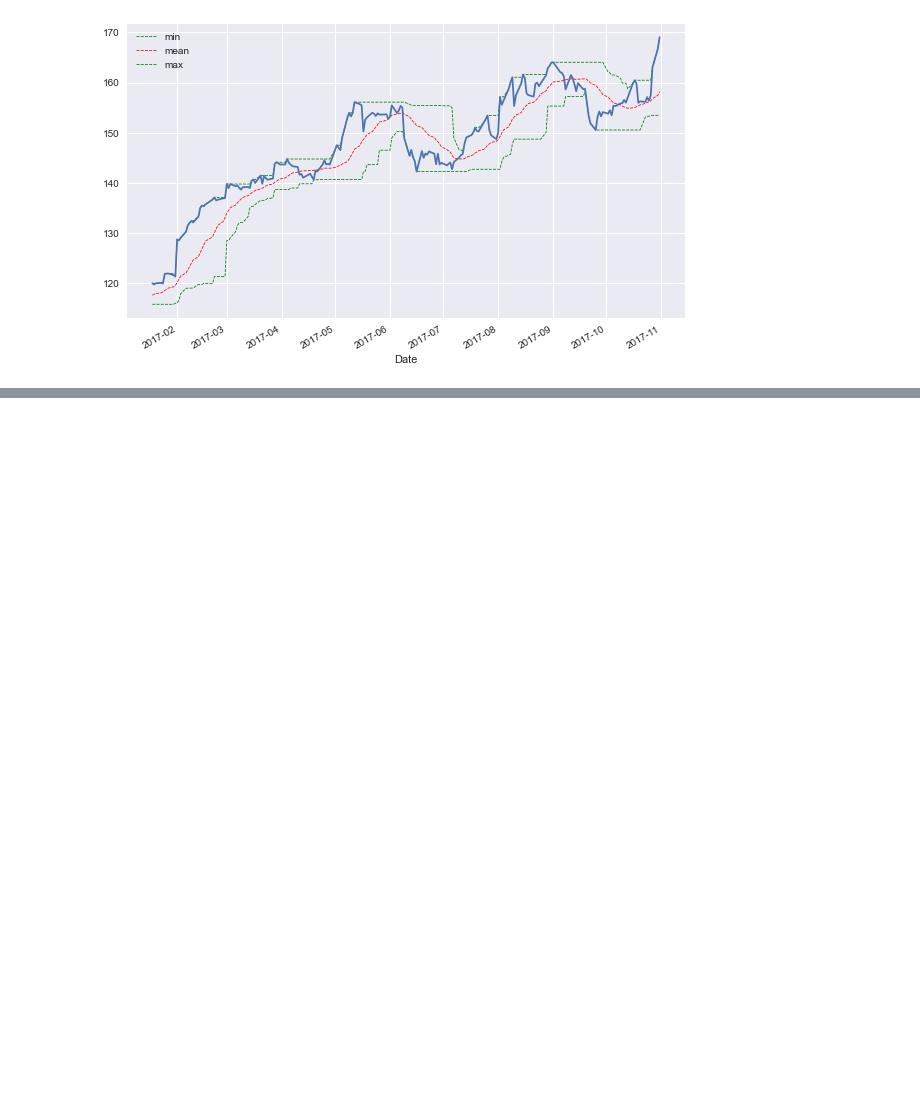
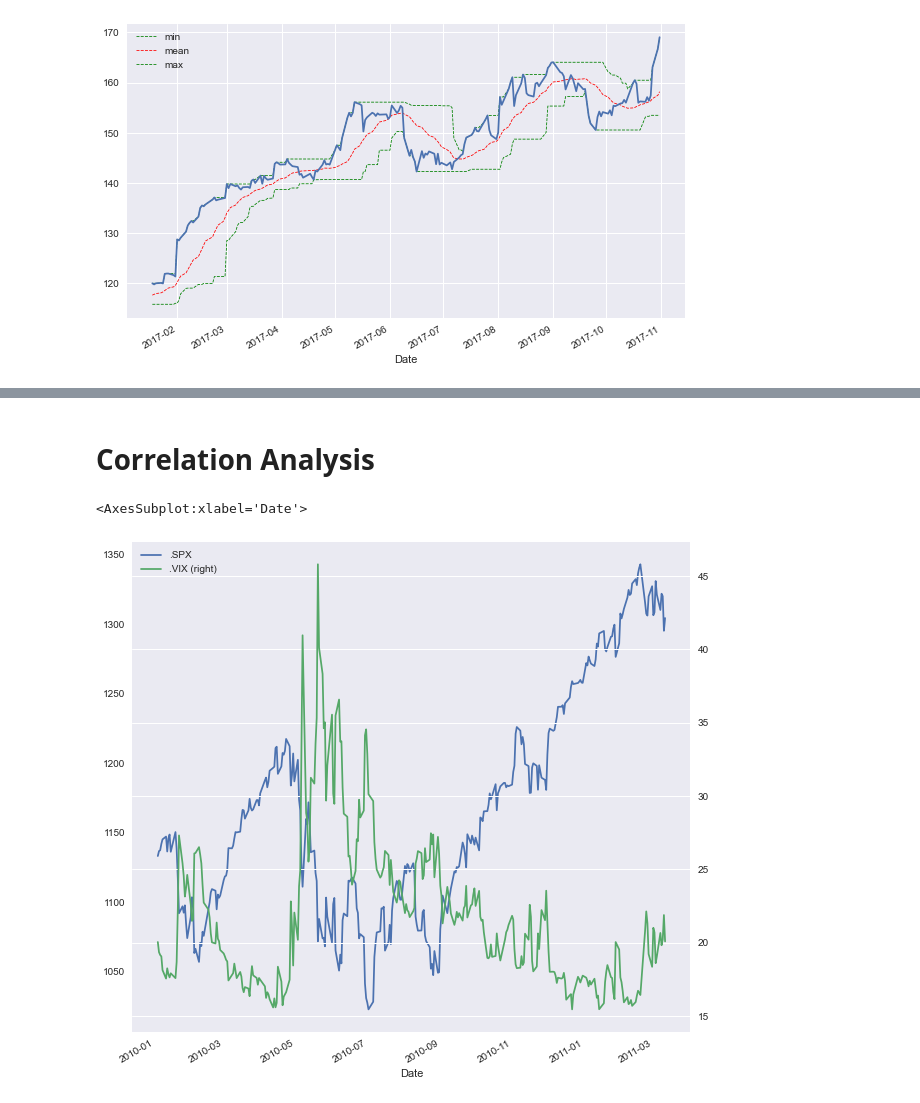
Before and after one commit to anubhavsingh10/Finance, a Jupyter notebook: timeseries.ipynb, the cells around one changed output, grey strips where cells are left out. Drawn from its saved outputs; the diff is of its cells as text; code cells hidden in the pictures; blank space fills up the shorter version.

Commit message:
Correlation b/w spx and vix was calculated

```diff
--- a/timeseries.ipynb
+++ b/timeseries.ipynb
@@ -125,0 +137,9 @@ data[sym].iloc[-200:].plot(ax=ax)
+# %% [markdown]
+# Correlation Analysis
+# %%
+data= pd.read_csv('source/tr_eikon_eod_data.csv',index_col=0,parse_dates=True)
+data = data[['.SPX','.VIX']].dropna()
+data.iloc[:300].plot(figsize=(10,10),secondary_y='.VIX')
+# %% [output]
+<AxesSubplot:xlabel='Date'>
+[figure, added]
```
Also changed, not shown: parts of 4 cells of this notebook.
